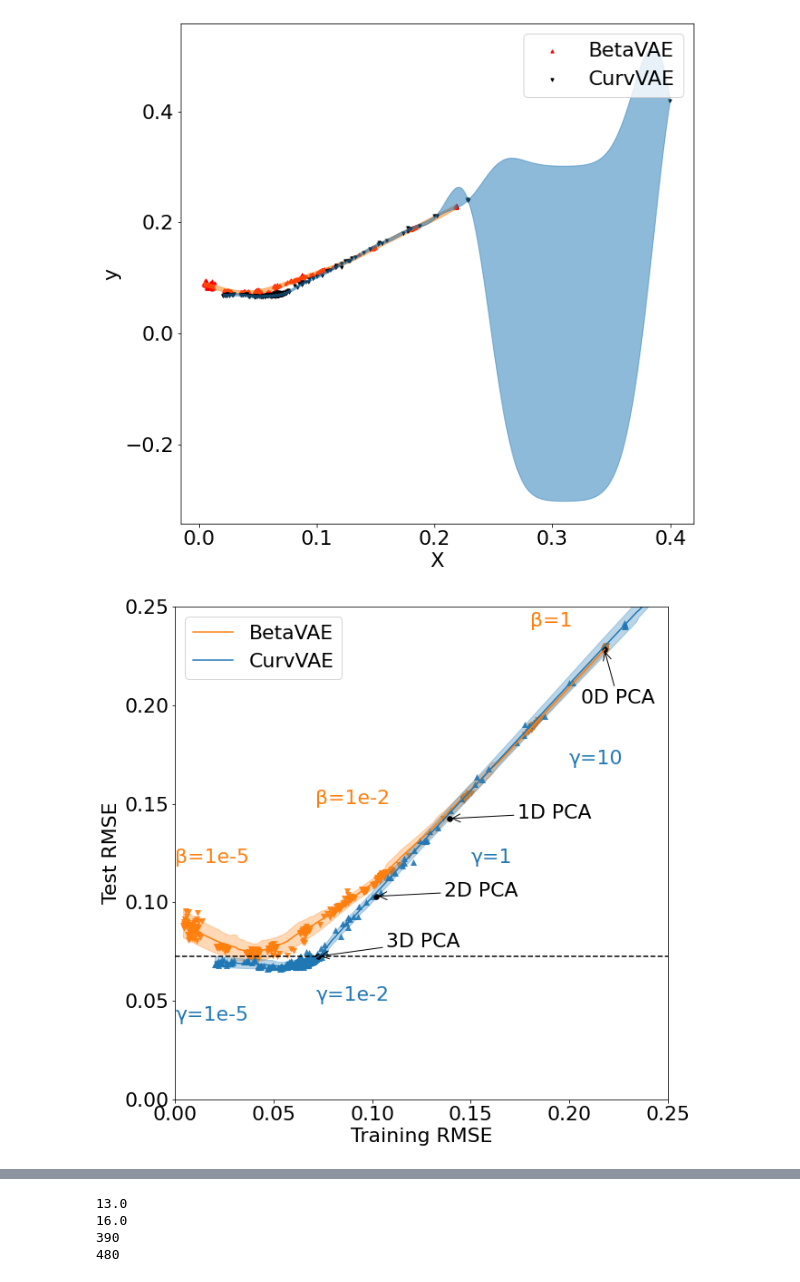
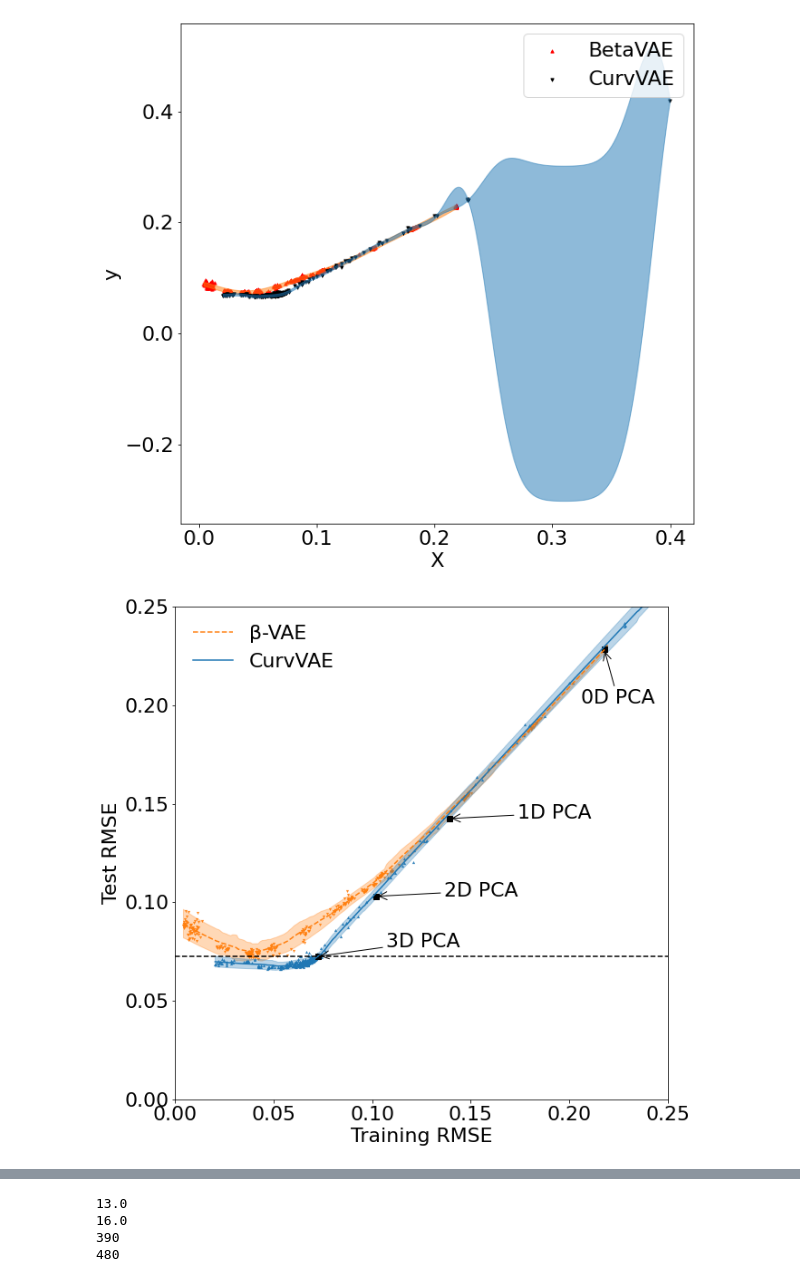
Before and after one commit to travers-rhodes/IROS2022CurvVAE, a Jupyter notebook: notebooks/REVIEW-FEEDBACK FIG4 200 pts PlotGenerationAndFormatting.ipynb, the cells around one changed output, grey strips where cells are left out. Cells and saved outputs as stored; diff of their text form; code cells hidden in the pictures.

```diff
--- a/notebooks/REVIEW-FEEDBACK FIG4 200 pts PlotGenerationAndFormatting.ipynb
+++ b/notebooks/REVIEW-FEEDBACK FIG4 200 pts PlotGenerationAndFormatting.ipynb
@@ -370,14 +370,16 @@ for (label, color, errorcolor, X_train, y_train, gaussian_process, marker) in [
 # %%
 import lowess
 # %%
+river=(0./255,47./255,108./255)
+
 f,ax = plt.subplots(1,1,figsize=(10,10))
-for (label, color, errorcolor, X_train, y_train, gaussian_process, marker) in [
-        ("BetaVAE", "tab:orange" , "tab:orange" , finalfitdataset_beta[:,0], finalfitdataset_beta[:,1,0], fitmodels[0], "v"),
-        ("CurvVAE", "tab:blue"   , "tab:blue"   , finalfitdataset_curv[:,0], finalfitdataset_curv[:,1,0], fitmodels[1], "^")
+for (label, color, errorcolor, X_train, y_train, gaussian_process, marker,linestyle) in [
+        ("β-VAE", "tab:orange" , "tab:orange" , finalfitdataset_beta[:,0], finalfitdataset_beta[:,1,0], fitmodels[0], "v","--"),
+        ("CurvVAE", "tab:blue"   , "tab:blue"   , finalfitdataset_curv[:,0], finalfitdataset_curv[:,1,0], fitmodels[1], "^","-")
     ]:
     X = np.arange(np.min(X_train),np.max(X_train),0.001).reshape(-1,1)
     #X = np.arange(0,0.25,0.001).reshape(-1,1)
-    plt.scatter(x=X_train[:, 0], y=y_train, color=color,s=50, marker = marker,#, label=label
+    plt.scatter(x=X_train[:, 0], y=y_train, color=color,s=10, marker = marker,#, label=label
                 alpha=0.9,linewidths=0,edgecolors=None)
     y_mean,y_std,y_point_std = lowess.fit_1d_lowess_with_confidence_bounds(X_train,y_train, X,0.25)
     plt.fill_between(
@@ -394,42 +396,43 @@ for (label, color, errorcolor, X_train, y_train, gaussian_process, marker) in [
         color=errorcolor,
         alpha=1,
         label=label,
+        linestyle=linestyle
     )
 pcatraintestresults = [
 (0.21781233735443287, 0.22829858320432667),
 (0.13923331571589267, 0.14249965880865273),
 (0.10203240379282046, 0.10303908873477717),
 (0.07265237510683954, 0.07256255472422367)]
 for i, (pcatrain, pcatest) in enumerate(pcatraintestresults):
-    plt.scatter(pcatrain,pcatest,s=30,c="k")
+    plt.scatter(pcatrain,pcatest,s=30,c="k",marker='s')
     if i == 0:
         plt.annotate(f"{i}D PCA",(pcatrain,pcatest),
                      xytext=(-26, -60), textcoords='offset points', color="k",
                      arrowprops=dict(arrowstyle="->", color="k"))
     elif i == 3:
         plt.annotate(f"{i}D PCA",(pcatrain,pcatest),
                      xytext=(75, 10), textcoords='offset points', color="k",
                      arrowprops=dict(arrowstyle="->", color="k"))
     else:
         plt.annotate(f"{i}D PCA",(pcatrain,pcatest),
                      xytext=(75, 0), textcoords='offset points', color="k",
                      arrowprops=dict(arrowstyle="->", color="k"))
 plt.plot((0,0.25),(pcatraintestresults[-1][1],pcatraintestresults[-1][1]),color="k",linestyle="--")
-plt.annotate(f"β=1",(0.18, 0.24),color="tab:orange")
-plt.annotate(f"β=1e-5",(0.0, 0.12),color="tab:orange")
-plt.annotate(f"β=1e-2",(0.09, 0.15),color="tab:orange",horizontalalignment="center")
-plt.annotate(f"γ=10",(0.20, 0.17),color="tab:blue")
-plt.annotate(f"γ=1",(0.15, 0.12),color="tab:blue")
-plt.annotate(f"γ=1e-5",(0.0, 0.04),color="tab:blue")
-plt.annotate(f"γ=1e-2",(0.09, 0.05),color="tab:blue",horizontalalignment="center")
+#plt.annotate(f"β=1",(0.18, 0.24),color="tab:orange")
+#plt.annotate(f"β=1e-5",(0.0, 0.12),color="tab:orange")
+#plt.annotate(f"β=1e-2",(0.09, 0.15),color="tab:orange",horizontalalignment="center")
+#plt.annotate(f"γ=10",(0.20, 0.17),color="tab:blue")
+#plt.annotate(f"γ=1",(0.15, 0.12),color="tab:blue")
+#plt.annotate(f"γ=1e-5",(0.0, 0.04),color="tab:blue")
+#plt.annotate(f"γ=1e-2",(0.09, 0.05),color="tab:blue",horizontalalignment="center")
 ax.set_aspect("equal","box")
 plt.xlim(0,0.25)
 plt.ylim(0,0.25)
 plt.xticks(np.arange(0, 0.26, step=0.05))
 plt.yticks(np.arange(0, 0.26, step=0.05))
 plt.xlabel("Training RMSE")
 plt.ylabel("Test RMSE")
-plt.legend()
-plt.savefig("TrainingTestError200TrainingPoints.png",bbox_inches="tight")
+plt.legend(frameon=False)
+plt.savefig("reviewfeedbackimages/TrainingTestError200TrainingPoints.png",bbox_inches="tight")
 # %% [output]
-[figure, old version]
+[figure, new version]
```
Also changed, not shown: parts of 3 cells of this notebook, 2 other files.
